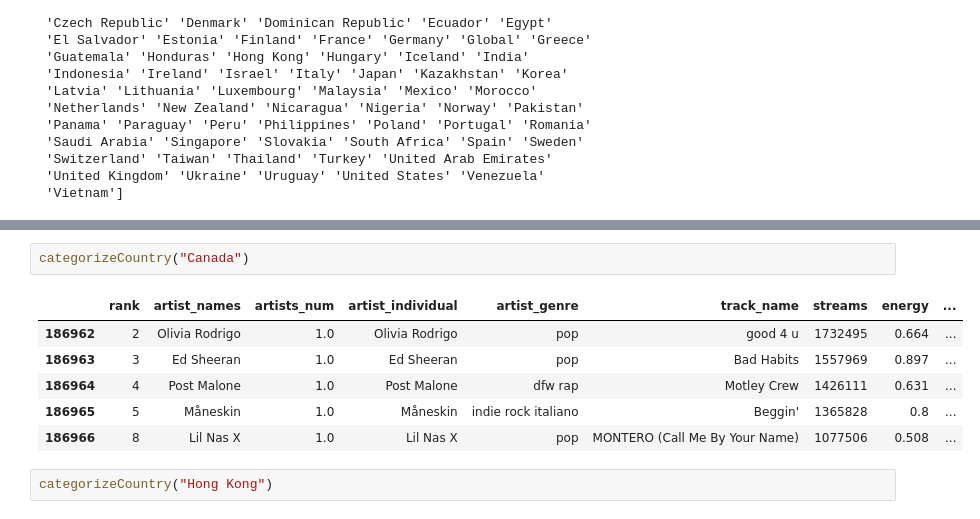
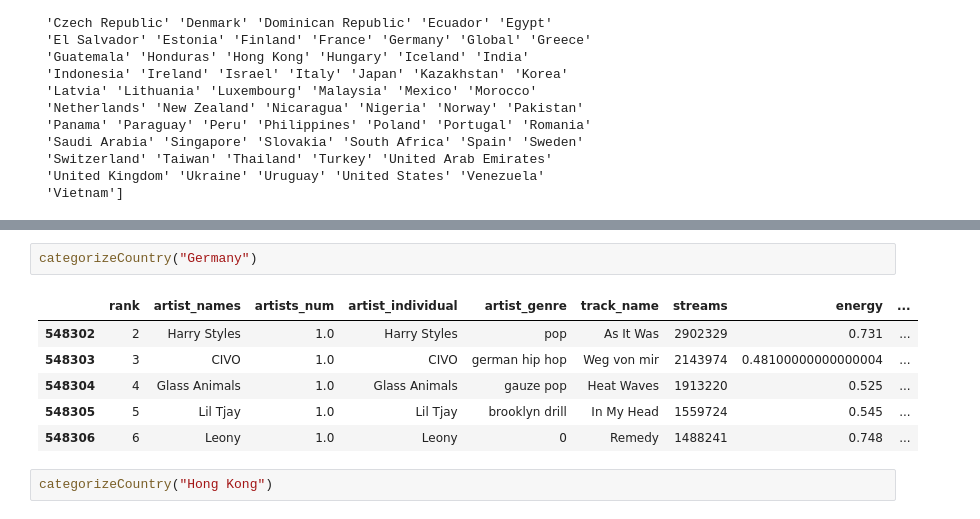
Before and after one commit to tbui00/ics438_final, a Jupyter notebook: final_report.ipynb, the cells around one changed output, grey strips where cells are left out. Saved outputs shown, nothing was run; the diff lists cells and outputs as text.

```diff
--- a/final_report.ipynb
+++ b/final_report.ipynb
@@ -119,12 +119,12 @@ categorizeCountry("Hong Kong")
 # %%
-categorizeCountry("Canada")
+categorizeCountry("Germany")
 # %% [output]
 |  | rank | artist_names | artists_num | artist_individual | artist_genre | track_name | streams | energy | ... |
-| 186962 | 2 | Olivia Rodrigo | 1.0 | Olivia Rodrigo | pop | good 4 u | 1732495 | 0.664 | ... |
-| 186963 | 3 | Ed Sheeran | 1.0 | Ed Sheeran | pop | Bad Habits | 1557969 | 0.897 | ... |
-| 186964 | 4 | Post Malone | 1.0 | Post Malone | dfw rap | Motley Crew | 1426111 | 0.631 | ... |
-| 186965 | 5 | Måneskin | 1.0 | Måneskin | indie rock italiano | Beggin' | 1365828 | 0.8 | ... |
-| 186966 | 8 | Lil Nas X | 1.0 | Lil Nas X | pop | MONTERO (Call Me By Your Name) | 1077506 | 0.508 | ... |
+| 548302 | 2 | Harry Styles | 1.0 | Harry Styles | pop | As It Was | 2902329 | 0.731 | ... |
+| 548303 | 3 | CIVO | 1.0 | CIVO | german hip hop | Weg von mir | 2143974 | 0.48100000000000004 | ... |
+| 548304 | 4 | Glass Animals | 1.0 | Glass Animals | gauze pop | Heat Waves | 1913220 | 0.525 | ... |
+| 548305 | 5 | Lil Tjay | 1.0 | Lil Tjay | brooklyn drill | In My Head | 1559724 | 0.545 | ... |
+| 548306 | 6 | Leony | 1.0 | Leony | 0 | Remedy | 1488241 | 0.748 | ... |
 # %%
 categorizeCountry("Hong Kong")
 # %% [output]
```
Also changed, not shown: parts of 1 cell of this notebook.
